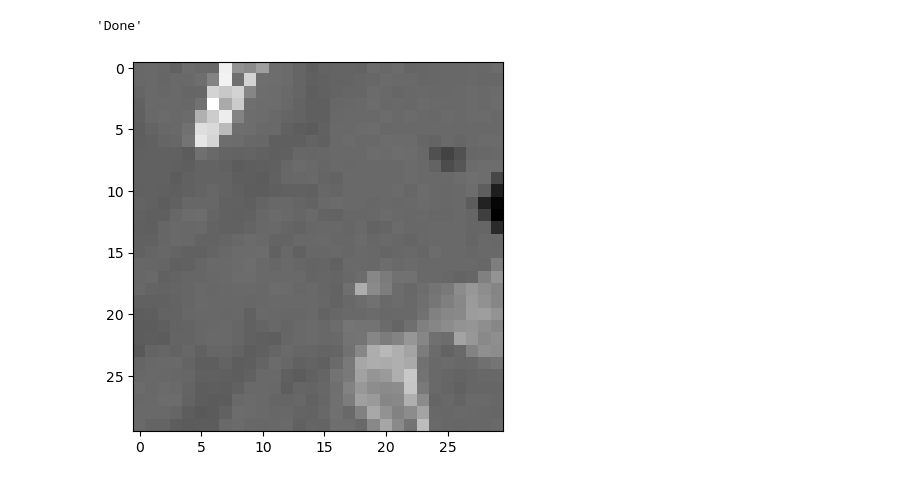
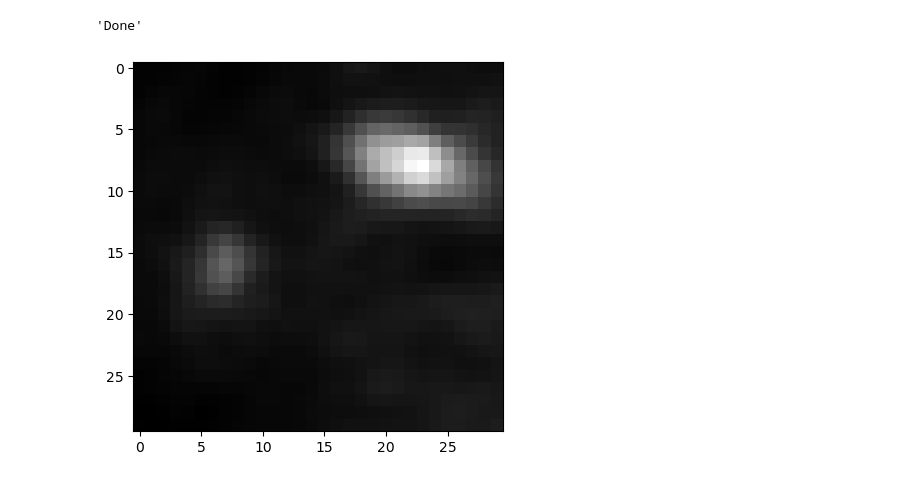
Before and after one commit to jbindaAI/HECKTOR, a Jupyter notebook: data_preparation.ipynb, the cells around one changed output. Drawn from its saved outputs; the diff is of its cells as text; code cells hidden in the pictures.

Commit message:
Data preparation

```diff
--- a/data_preparation.ipynb
+++ b/data_preparation.ipynb
@@ -161,6 +161,6 @@ def visualize_crop(ID, slice, method, path):
     plt.set_cmap('gray')
     plt.imshow(img[slice])
 # %%
-visualize_crop(ID='CHUM-001', slice=20, method="CT", path="./Data/train_data/")
+visualize_crop(ID='CHUM-001', slice=20, method="PET", path="./Data/train_data/")
 # %% [output]
-[figure, old version]
+[figure, new version]
```
